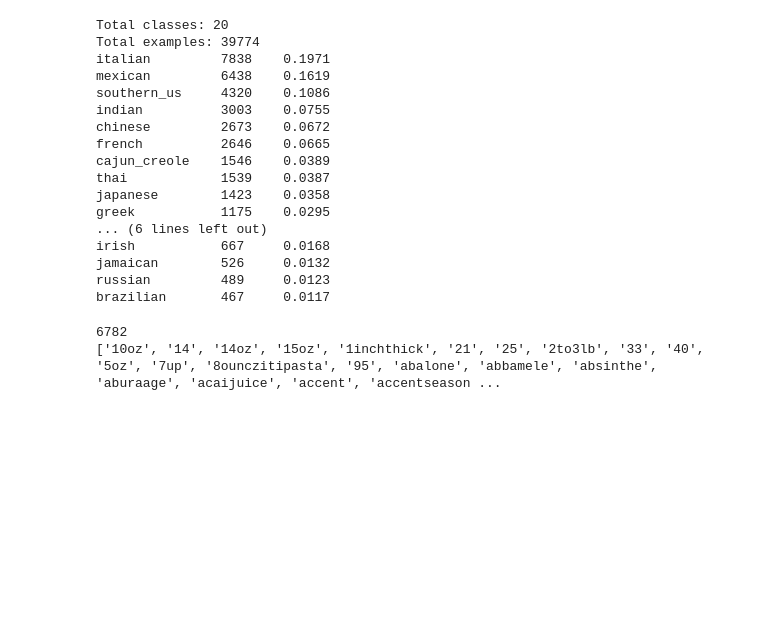
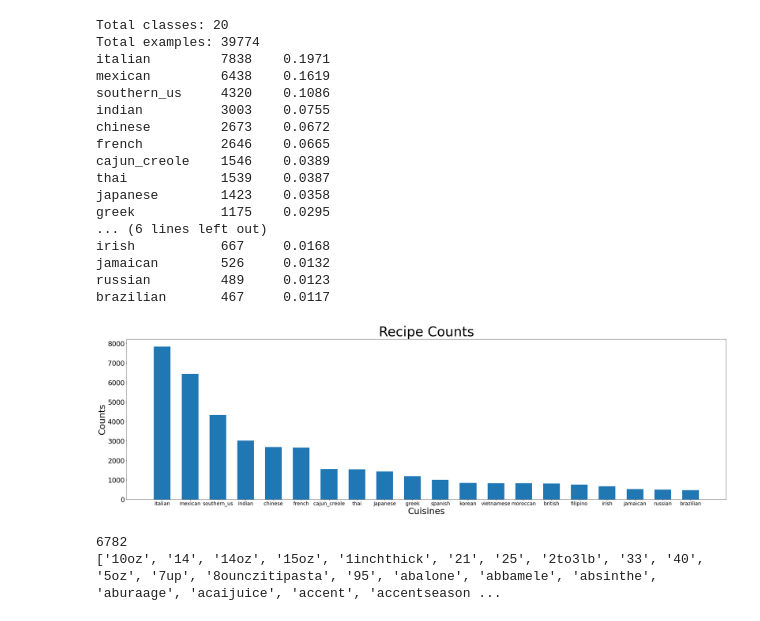
Before and after one commit to georgexiangli/recipes, a Jupyter notebook: Recipes.ipynb, the cells around one changed output. Drawn from its saved outputs; the diff is of its cells as text; code cells hidden in the pictures; blank space fills up the shorter version.

Commit message:
Add bar graph

```diff
--- a/Recipes.ipynb
+++ b/Recipes.ipynb
@@ -62,8 +74,13 @@ print("Total classes: %d" % (len(value_counts)))
 num_examples = len(df.index)
 print("Total examples: %d" % (num_examples))
 
+labels = []
+counts = []
+
 for label, content in value_counts.items():
     print("%-*s%d\t%1.4f" % (16, label, content, (content / num_examples)))
+    labels.append(label)
+    counts.append(content)
 
 # 14 out of the 20 features contain less than 5% of the features each
 # We'll need to account for imbalance
@@ -85,3 +102,19 @@ irish           667     0.0168
 jamaican        526     0.0132
 russian         489     0.0123
 brazilian       467     0.0117
+# %%
+import matplotlib.pyplot as plt
+
+fig = plt.figure(figsize = (30, 8))
+ax = fig.add_axes([0,0,1,1])
+plt.bar(labels, counts, width = .6)
+
+ax.set_title('Recipe Counts', fontsize = 48)
+ax.set_xlabel('Cuisines', fontsize = 32)
+ax.set_ylabel('Counts', fontsize = 32)
+ax.tick_params(axis="x", labelsize=18)
+ax.tick_params(axis="y", labelsize=24)
+
+plt.show()
+# %% [output]
+[figure, added]
```
Also changed, not shown: parts of 5 cells of this notebook.
